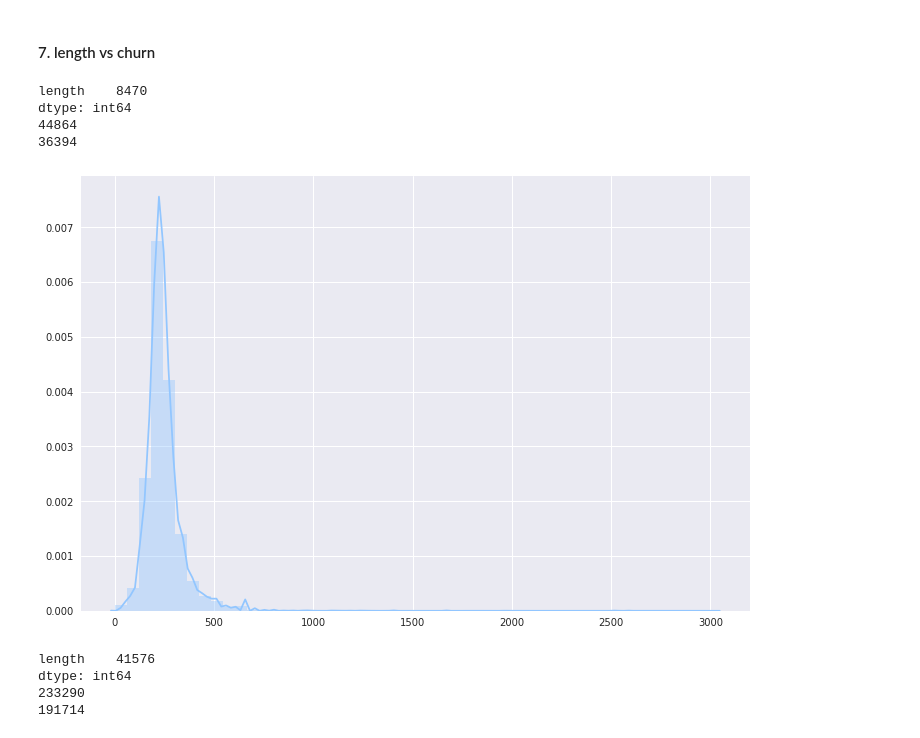
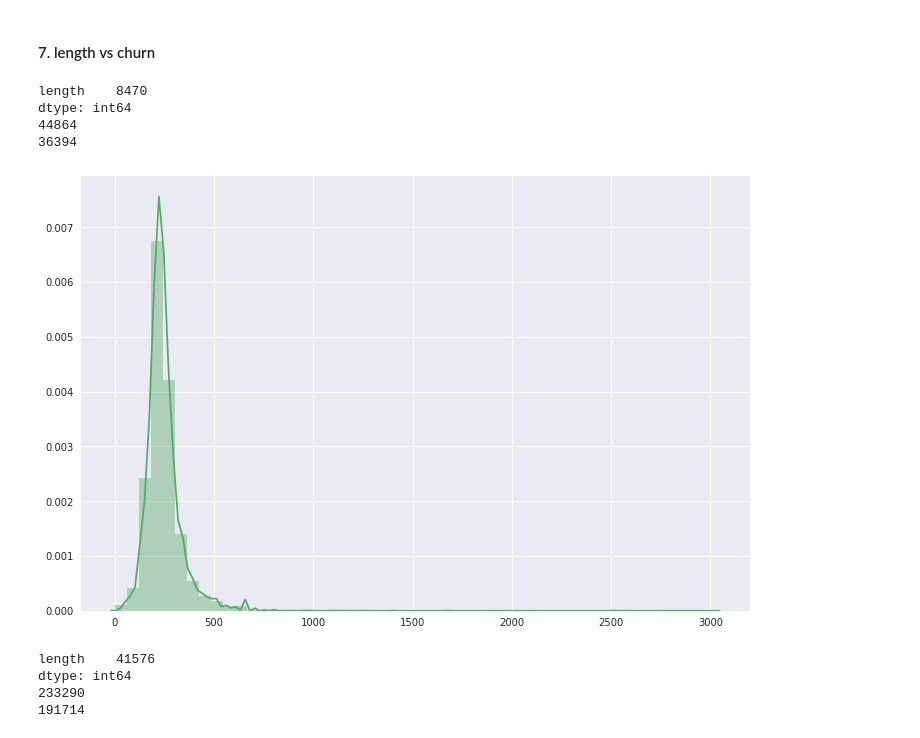
Before and after one commit to ShuangyuandData/SparkprojectSparkify, a Jupyter notebook: Sparkify.ipynb, the cells around one changed output. Cells and saved outputs as stored; diff of their text form; code cells hidden in the pictures.

```diff
--- a/Sparkify.ipynb
+++ b/Sparkify.ipynb
@@ -279,0 +294,2 @@ usrlg3=userlog_valid
+# %%
+out_path1 = "./validdata.csv"
@@ -279,0 +298,3 @@ usrlg3=userlog_valid
+# %%
+userlog_valid = spark.read.csv(out_path1, header=True)
+userlog_valid.persist()
@@ -283,3 +327,12 @@ Once you've defined churn, perform some exploratory data analysis to observe the
+# %%
+### Modify the type
+userlog_valid=userlog_valid.withColumn('itemInSession',userlog_valid['itemInSession'].cast(LongType()))
+userlog_valid=userlog_valid.withColumn('length',userlog_valid['length'].cast(DoubleType()))
+userlog_valid=userlog_valid.withColumn('registration',userlog_valid['registration'].cast(LongType()))
+userlog_valid=userlog_valid.withColumn('sessionId',userlog_valid['sessionId'].cast(LongType()))
+userlog_valid=userlog_valid.withColumn('status',userlog_valid['status'].cast(LongType()))
+userlog_valid=userlog_valid.withColumn('ts',userlog_valid['ts'].cast(LongType()))
+userlog_valid=userlog_valid.withColumn('churn',userlog_valid['churn'].cast(BooleanType()))
 # %%
 userlog_valid.printSchema()
 # %% [output]
@@ -449,17 +583,17 @@ dtype: int64
 # %%
 # churn
 df_len1=userlog_valid.filter(userlog_valid.churn==1).select('length').toPandas()
 print(df_len1.isnull().sum())
 print(len(df_len1))
 df_len1nonull=df_len1.dropna()
 print(len(df_len1nonull))
-ax=sns.distplot(df_len1nonull)
+ax=sns.distplot(df_len1nonull, color='g')
 # %% [output]
 length    8470
 dtype: int64
 44864
 36394
-[figure, old version]
+[figure, new version]
 # %%
 # not churn
 df_len0=userlog_valid.filter(userlog_valid.churn==0).select('length').toPandas()
```
Also changed, not shown: parts of 75 cells of this notebook.
